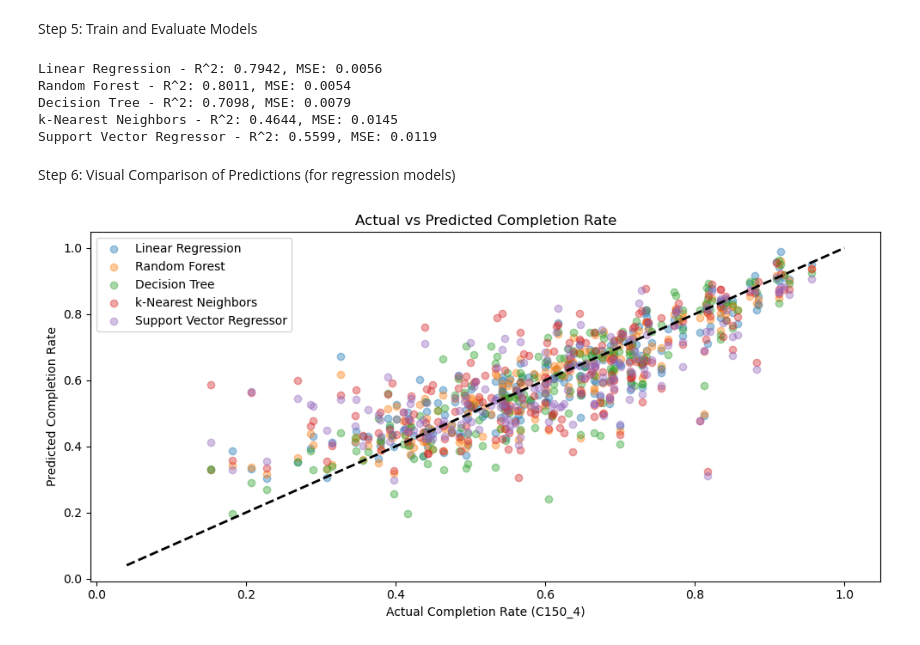
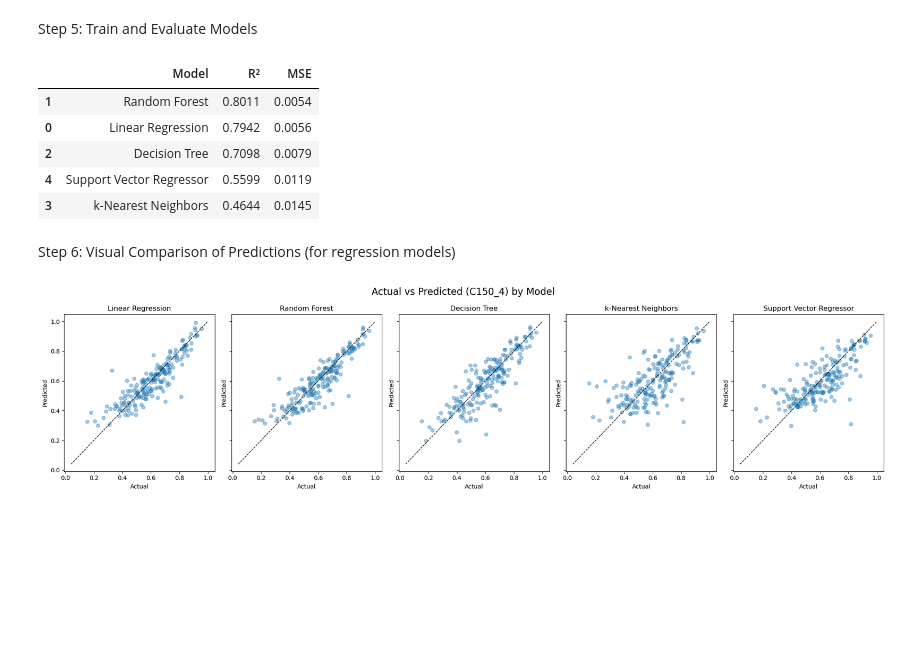
Before and after one commit to Connerj1234/4780-Project, a Jupyter notebook: modeling.ipynb, the cells around one changed output. Cells and saved outputs as stored; diff of their text form; code cells hidden in the pictures; blank space fills up the shorter version.

Commit message:
charts

```diff
--- a/modeling.ipynb
+++ b/modeling.ipynb
@@ -46,27 +46,32 @@ for name, model in models.items():
     y_pred = model.predict(X_test)
     r2 = r2_score(y_test, y_pred)
     mse = mean_squared_error(y_test, y_pred)
-    results.append((name, r2, mse))
-    print(f"{name} - R^2: {r2:.4f}, MSE: {mse:.4f}")
+    results.append({'Model': name, 'R²': r2, 'MSE': mse})
+
+results_df = pd.DataFrame(results).sort_values(by='R²', ascending=False)
+display(results_df.style.format({'R²': '{:.4f}', 'MSE': '{:.4f}'}))
 # %% [output]
-Linear Regression - R^2: 0.7942, MSE: 0.0056
-Random Forest - R^2: 0.8011, MSE: 0.0054
-Decision Tree - R^2: 0.7098, MSE: 0.0079
-k-Nearest Neighbors - R^2: 0.4644, MSE: 0.0145
-Support Vector Regressor - R^2: 0.5599, MSE: 0.0119
+|  | Model | R² | MSE |
+| 1 | Random Forest | 0.8011 | 0.0054 |
+| 0 | Linear Regression | 0.7942 | 0.0056 |
+| 2 | Decision Tree | 0.7098 | 0.0079 |
+| 4 | Support Vector Regressor | 0.5599 | 0.0119 |
+| 3 | k-Nearest Neighbors | 0.4644 | 0.0145 |
 # %% [markdown]
 Step 6: Visual Comparison of Predictions (for regression models)
 # %%
-plt.figure(figsize=(10, 5))
-for name, model in models.items():
+fig, axes = plt.subplots(1, len(models), figsize=(20, 5), sharex=True, sharey=True)
+
+for ax, (name, model) in zip(axes, models.items()):
     y_pred = model.predict(X_test)
-    plt.scatter(y_test, y_pred, alpha=0.4, label=name)
-plt.plot([y.min(), y.max()], [y.min(), y.max()], 'k--', lw=2)
-plt.xlabel('Actual Completion Rate (C150_4)')
-plt.ylabel('Predicted Completion Rate')
-plt.title('Actual vs Predicted Completion Rate')
-plt.legend()
+    ax.scatter(y_test, y_pred, alpha=0.4)
+    ax.plot([y.min(), y.max()], [y.min(), y.max()], 'k--', lw=1)
+    ax.set_title(name)
+    ax.set_xlabel('Actual')
+    ax.set_ylabel('Predicted')
+
+fig.suptitle("Actual vs Predicted (C150_4) by Model", fontsize=16)
 plt.tight_layout()
 plt.show()
 # %% [output]
-[figure, old version]
+[figure, new version]
```
Also changed, not shown: parts of 3 cells of this notebook.
